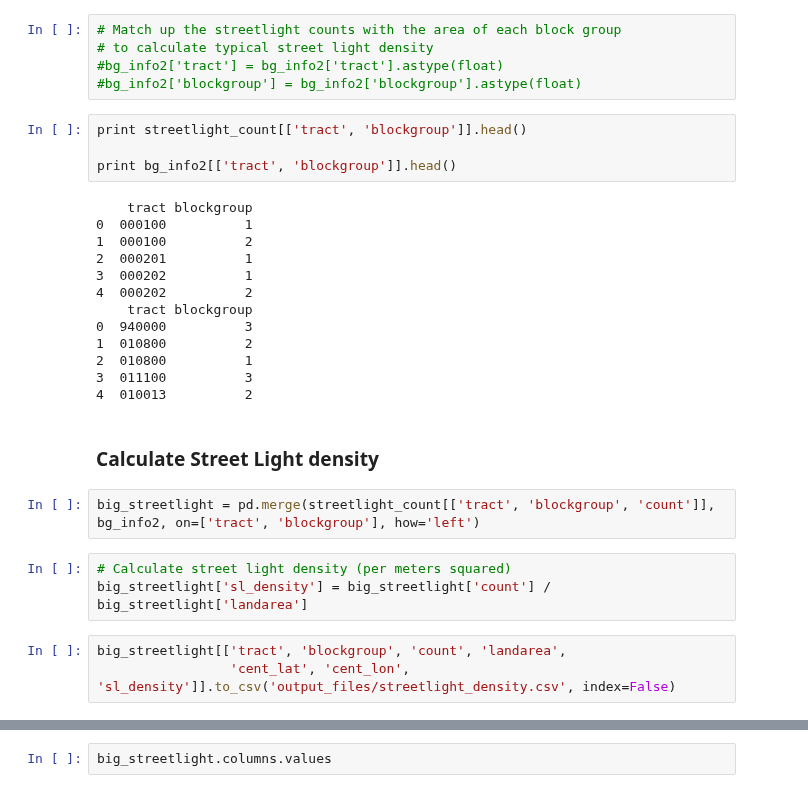
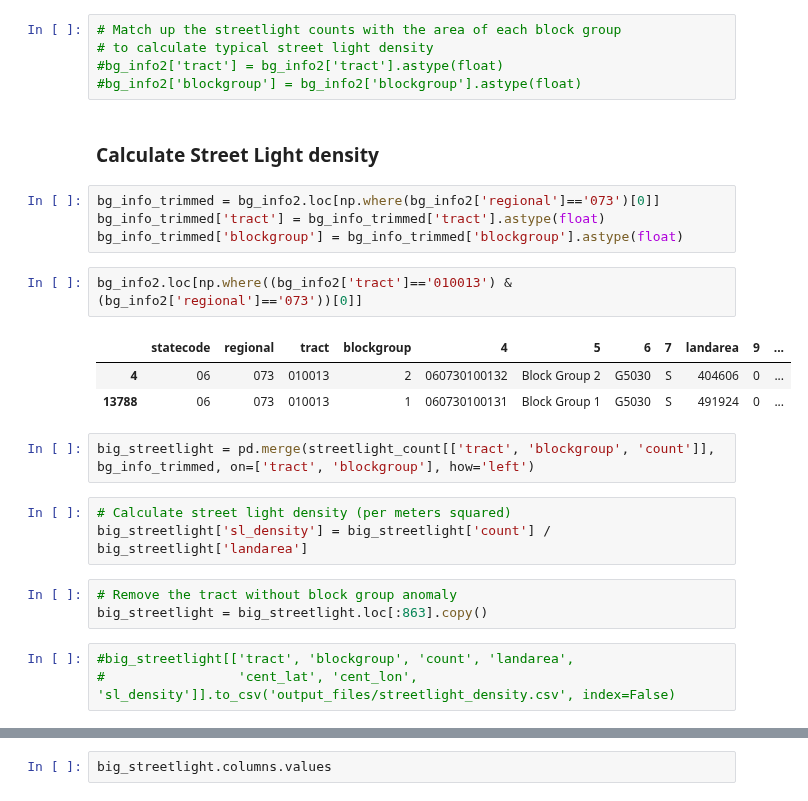
Before and after one commit to katiesch/insight2016, a Jupyter notebook: streetlight_density.ipynb, the cells around one changed output, grey strips where cells are left out. Cells and saved outputs as stored; diff of their text form.

```diff
--- a/streetlight_density.ipynb
+++ b/streetlight_density.ipynb
@@ -118,33 +121,29 @@ streetlight_count = sl_record[['tract', 'blockgroup', 'count']].groupby(['tract'
 # to calculate typical street light density
 #bg_info2['tract'] = bg_info2['tract'].astype(float)
 #bg_info2['blockgroup'] = bg_info2['blockgroup'].astype(float)
-# %%
-print streetlight_count[['tract', 'blockgroup']].head()
-
-print bg_info2[['tract', 'blockgroup']].head()
-# %% [output]
-    tract blockgroup
-0  000100          1
-1  000100          2
-2  000201          1
-3  000202          1
-4  000202          2
-    tract blockgroup
-0  940000          3
-1  010800          2
-2  010800          1
-3  011100          3
-4  010013          2
 # %% [markdown]
 ### Calculate Street Light density
+# %%
+bg_info_trimmed = bg_info2.loc[np.where(bg_info2['regional']=='073')[0]]
+bg_info_trimmed['tract'] = bg_info_trimmed['tract'].astype(float)
+bg_info_trimmed['blockgroup'] = bg_info_trimmed['blockgroup'].astype(float)
+# %%
+bg_info2.loc[np.where((bg_info2['tract']=='010013') & (bg_info2['regional']=='073'))[0]]
+# %% [output]
+|  | statecode | regional | tract | blockgroup | 4 | 5 | 6 | 7 | landarea | 9 | ... |
+| 4 | 06 | 073 | 010013 | 2 | 060730100132 | Block Group 2 | G5030 | S | 404606 | 0 | ... |
+| 13788 | 06 | 073 | 010013 | 1 | 060730100131 | Block Group 1 | G5030 | S | 491924 | 0 | ... |
 # %%
-big_streetlight = pd.merge(streetlight_count[['tract', 'blockgroup', 'count']], bg_info2, on=['tract', 'blockgroup'], how='left')
+big_streetlight = pd.merge(streetlight_count[['tract', 'blockgroup', 'count']], bg_info_trimmed, on=['tract', 'blockgroup'], how='left')
 # %%
 # Calculate street light density (per meters squared)
 big_streetlight['sl_density'] = big_streetlight['count'] / big_streetlight['landarea']
+# %%
+# Remove the tract without block group anomaly
+big_streetlight = big_streetlight.loc[:863].copy()
 # %%
-big_streetlight[['tract', 'blockgroup', 'count', 'landarea',
-                 'cent_lat', 'cent_lon', 'sl_density']].to_csv('output_files/streetlight_density.csv', index=False)
+#big_streetlight[['tract', 'blockgroup', 'count', 'landarea',
+#                 'cent_lat', 'cent_lon', 'sl_density']].to_csv('output_files/streetlight_density.csv', index=False)
 # %%
 a = plt.hist(np.log10(big_streetlight['sl_density']), bins=20, range=[-10,0], histtype='step')
 plt.xlabel('log(streetlights/meter squared)')
```
Also changed, not shown: parts of 4 cells of this notebook.
